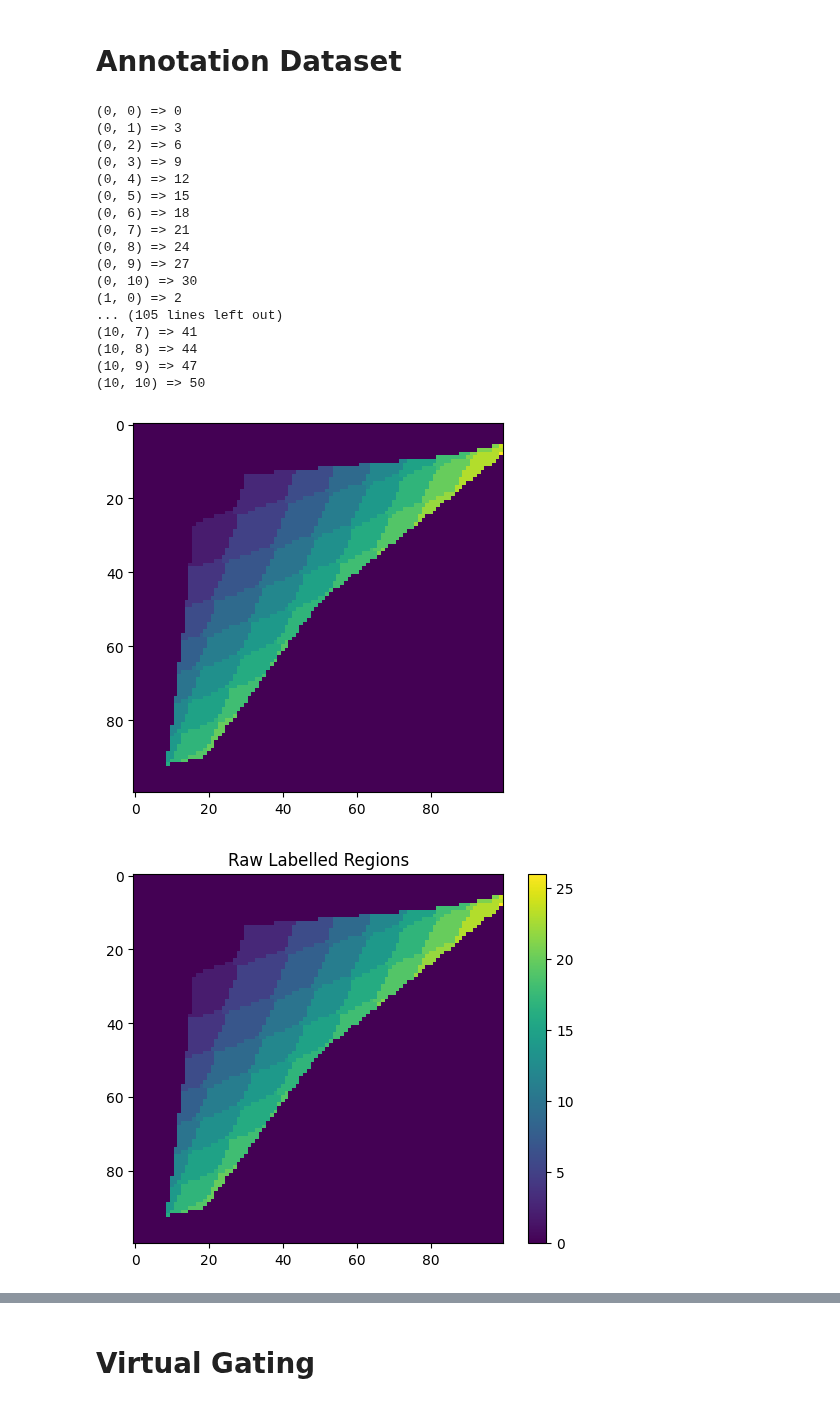
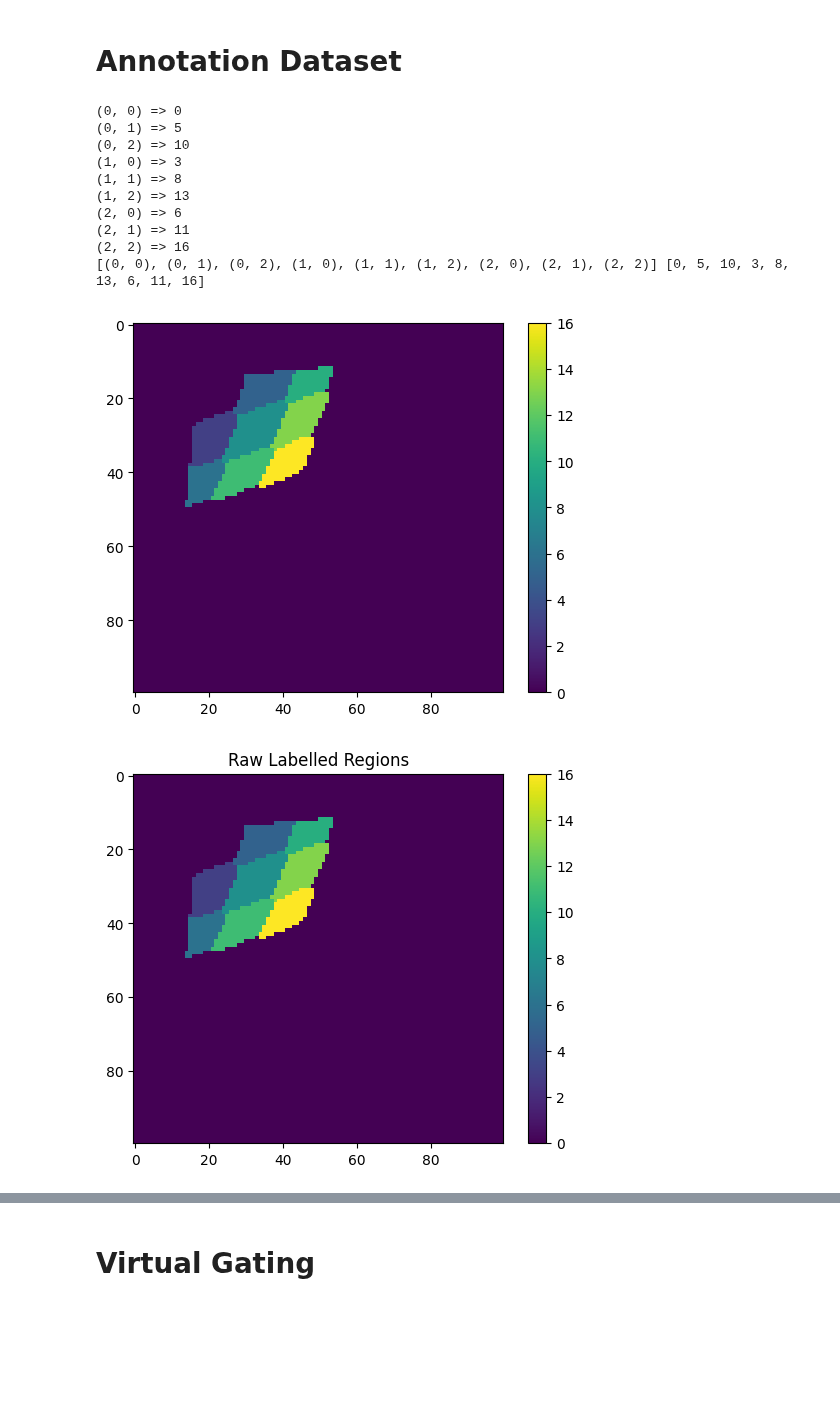
Before and after one commit to mainCSG/QuantumDotControl, a Jupyter notebook: autotuning/charge_tuning/notebooks/data_visualization.ipynb, the cells around one changed output, grey strips where cells are left out. Drawn from its saved outputs; the diff is of its cells as text; code cells hidden in the pictures; blank space fills up the shorter version.

```diff
--- a/autotuning/charge_tuning/notebooks/data_visualization.ipynb
+++ b/autotuning/charge_tuning/notebooks/data_visualization.ipynb
@@ -52,11 +52,11 @@ MODEL_TEST_DATA_DIR = os.path.join(MODEL_DATA_DIR,"test")
 # Annotation Dataset
 # %%
 def tuple_to_unique_number(charge_state):
-    prime_numbers = [2, 3]  # List of prime numbers, should be equal to number of charge states
+    prime_numbers = [3, 5]  # List of prime numbers, should be equal to number of charge states
     unique_number = sum(element * prime_numbers[index] for index, element in enumerate(charge_state))
     return int(unique_number)
 
-max_charge = 10
+max_charge = 2
 all_charge_states = [(i,j) for i in range(max_charge + 1) for j in range(max_charge+1) ]
 all_charge_states_values = [tuple_to_unique_number(charge_state) for charge_state in all_charge_states]
 
@@ -66,29 +66,30 @@ charge_value_dict = dict(zip(all_charge_states_values, all_charge_states))
 for test in all_charge_states:
     unique_number = tuple_to_unique_number(test)
     print("{} => {}".format(test, unique_number))
+
+# charge states that matter
+min_charge = 0
+max_charge = 2
+spin_qubit_charge_states = [(i,j) for i in range(min_charge,max_charge + 1) for j in range(min_charge,max_charge + 1)]
+classes = [tuple_to_unique_number(x) for x in spin_qubit_charge_states]
+print(spin_qubit_charge_states, classes)
 # %% [output]
 (0, 0) => 0
-(0, 1) => 3
-(0, 2) => 6
-(0, 3) => 9
-(0, 4) => 12
-(0, 5) => 15
-(0, 6) => 18
-(0, 7) => 21
-(0, 8) => 24
-(0, 9) => 27
-(0, 10) => 30
-(1, 0) => 2
-... (105 lines left out)
-(10, 7) => 41
-(10, 8) => 44
-(10, 9) => 47
-(10, 10) => 50
+(0, 1) => 5
+(0, 2) => 10
+(1, 0) => 3
+(1, 1) => 8
+(1, 2) => 13
+(2, 0) => 6
+(2, 1) => 11
+(2, 2) => 16
+[(0, 0), (0, 1), (0, 2), (1, 0), (1, 1), (1, 2), (2, 0), (2, 1), (2, 2)] [0, 5, 10, 3, 8, 13, 6, 11, 16]
 # %%
 import skimage as sk
 # raw
 # file_path = "/Users/andrijapaurevic/Documents/uWaterloo/research/mainCSG/QuantumDotControl/autotuning/data/csd/raw/20200714-140115023515_cr1279.npy"
-file_path = "/Users/andrijapaurevic/Documents/uWaterloo/research/mainCSG/QuantumDotControl/autotuning/data/csd/raw/20171118-131209334790.npy"
+file_path = "/Users/andrijapaurevic/Desktop/data_qflow_lite/20171118-131209334790.npy"
+# file_path = "/Users/andrijapaurevic/Desktop/data_qflow_lite/20171118-123723470541.npy"
 # file_path = "/Users/andrijapaurevic/Documents/uwaterloo/research/QuantumDotControl/autotuning/data/csd/raw/20171118-130123656336.npy"
 # file_path = "/Users/andrijapaurevic/Documents/uWaterloo/research/mainCSG/QuantumDotControl/autotuning/data/csd/raw/20200711-161944699948_cr145.npy"
 # file_path = "/Users/andrijapaurevic/Documents/uWaterloo/research/mainCSG/QuantumDotControl/autotuning/data/csd/raw/20200714-172019089587_cr1444.npy"
@@ -114,9 +115,17 @@ csd_qd_regimes = np.array([
 
 DD_mask = (csd_qd_regimes == 2)
 
+important_class_mask = np.zeros(csd_qd_states.shape, dtype=bool)
+
+for x in classes:
+    # print(x, charge_value_dict[x])
+    important_class_mask |= (csd_qd_states == x)
+
 csd_qd_states = csd_qd_states * DD_mask
+csd_qd_states = csd_qd_states * important_class_mask
 
 plt.imshow(csd_qd_states)
+plt.colorbar()
 plt.show()
 
 actual_charge_state_image = np.array([data['charge'] for data in qflow_data['output']], dtype=object).reshape((N,M) if N > M else (M,N))
@@ -225,32 +234,32 @@ for index in range(len(csd_qd_regions)):
 
         return sorted_arr
 
     poly = [(x, y) for x, y in zip(px, py)]
     poly = np.array([p for x in poly for p in x]).reshape(-1,2)
 
     poly_clockwise = organize_array_clockwise(poly)
     x0, y0 = find_polygon_centroid(poly_clockwise)
     x0_, y0_ = flip_coordinates_horizontal_axis([x0], [y0], axis=csd_qd_states.shape[0]/2)
     x0_, y0_ = flip_coordinates_horizontal_axis(y0_, x0_, axis=csd_qd_states.shape[1]/2)
     x0_val, y0_val = x0_[0], y0_[0]
 
 
     patches.append(matplotlib.patches.Polygon(poly_clockwise))
     if (not(np.isnan(x0)) and not(np.isnan(y0))):
 
         charge_state = actual_charge_state_image[int(x0), int(y0)]
         # if len(charge_state) == 1:
             # charge_state += (0,)
         # print(int(x0), int(y0), charge_state)
         centroid_list.append([x0, y0])
         plt.annotate(f"{charge_state}", (x0,y0), textcoords="offset points", xytext=(0,0), ha='center')
     plt.scatter([x0],[y0],c='black', s=5)
 
     plt.scatter(px,py, s=1)
 
 plt.xlim(0,N)
 plt.ylim(0,M)
 plt.show()
 # %% [output]
-[figure, old version]
+[figure, new version]
-[figure, old version]
+[figure, new version]
```
Also changed, not shown: parts of 12 cells of this notebook, 13 other files.
